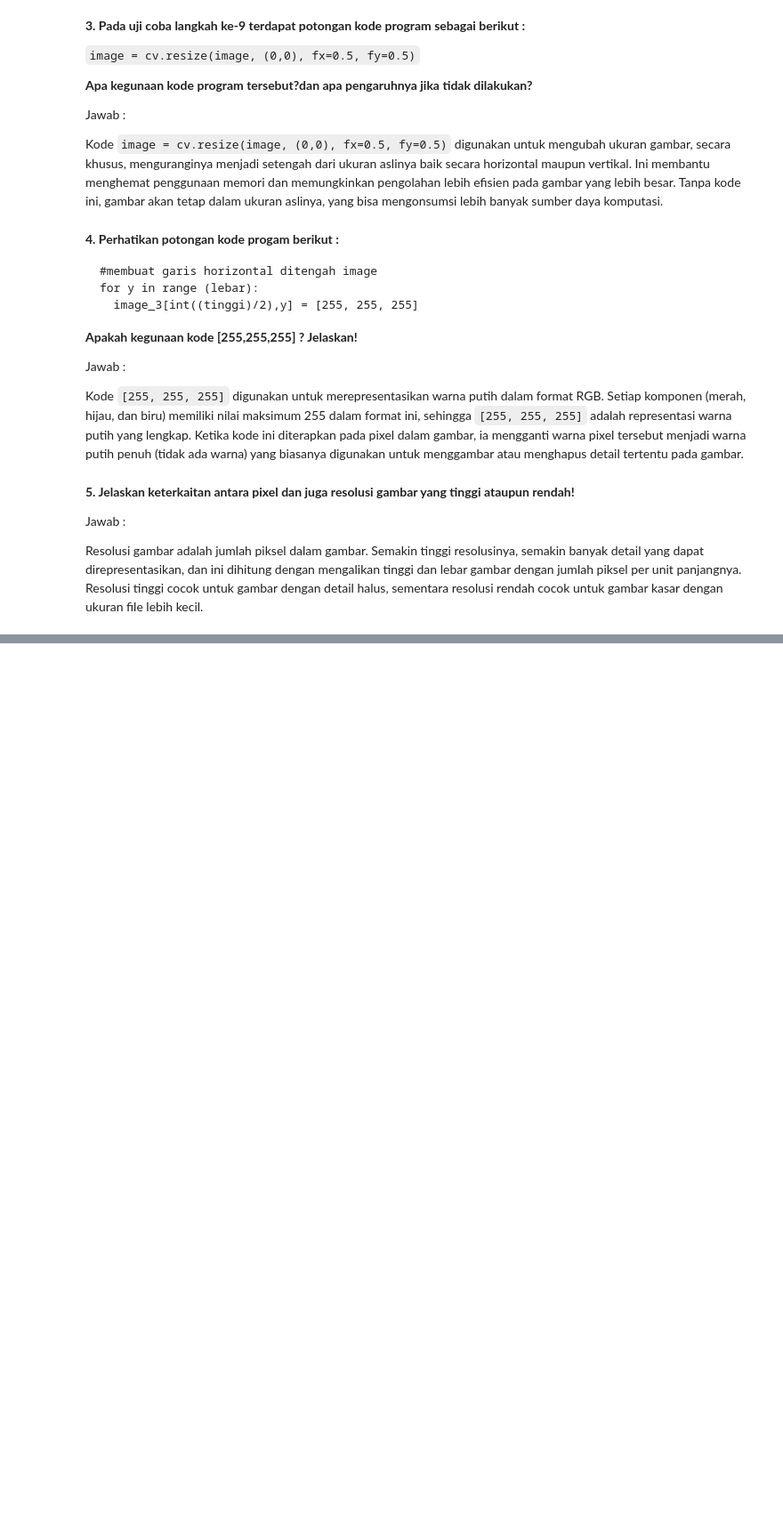
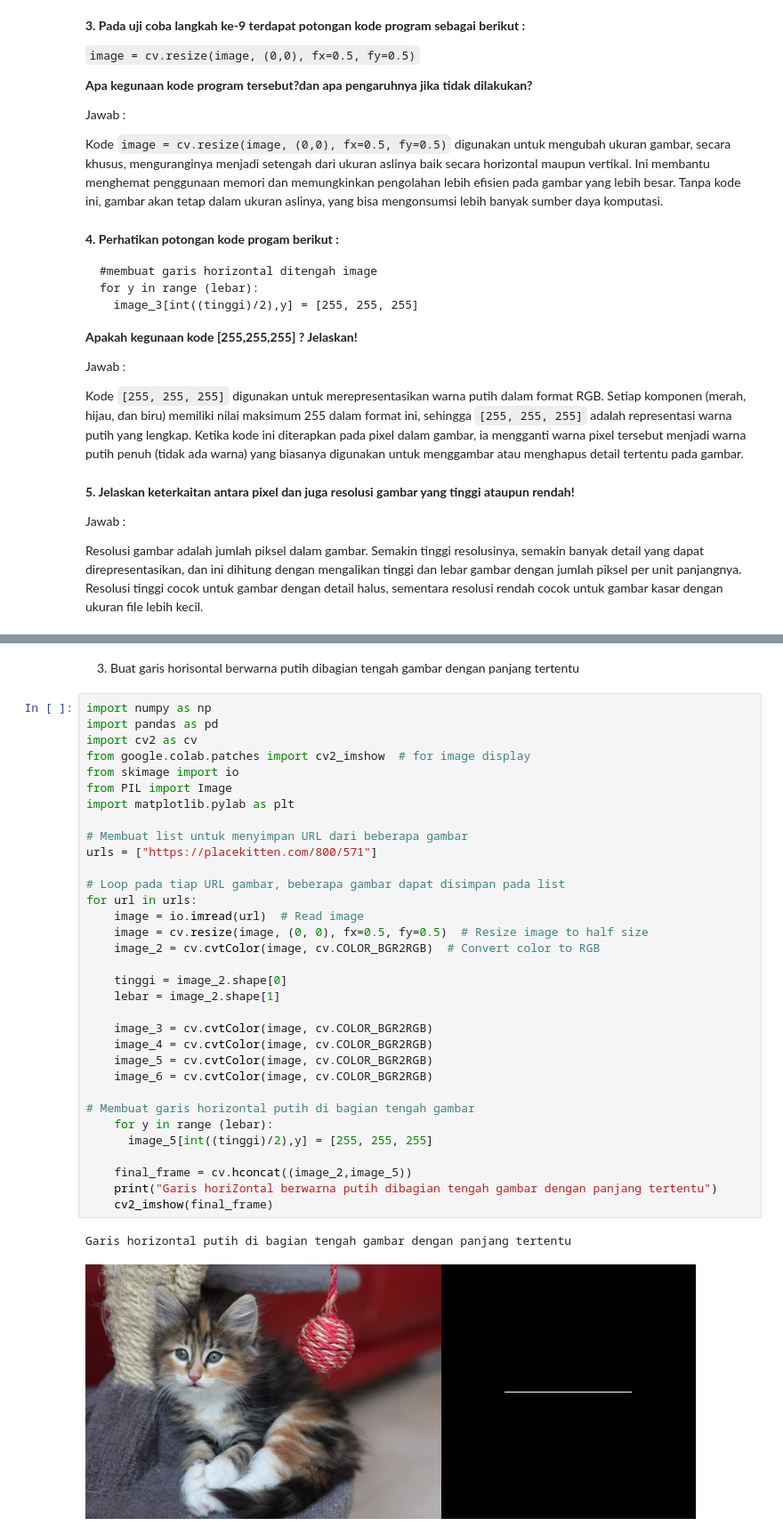
Before and after one commit to bintangsholu21/PCVK, a Jupyter notebook: Week1.ipynb, the cells around one changed output, grey strips where cells are left out. Shown at 89% size. Cells and saved outputs as stored; diff of their text form; blank space fills up the shorter version.

```diff
--- a/Week1.ipynb
+++ b/Week1.ipynb
@@ -113,0 +179,38 @@ Resolusi gambar adalah jumlah piksel dalam gambar. Semakin tinggi resolusinya, s
+# %% [markdown]
+3. Buat garis horisontal berwarna putih dibagian tengah gambar dengan panjang tertentu
+# %%
+import numpy as np
+import pandas as pd
+import cv2 as cv
+from google.colab.patches import cv2_imshow  # for image display
+from skimage import io
+from PIL import Image
+import matplotlib.pylab as plt
+
+# Membuat list untuk menyimpan URL dari beberapa gambar
+urls = ["https://placekitten.com/800/571"]
+
+# Loop pada tiap URL gambar, beberapa gambar dapat disimpan pada list
+for url in urls:
+    image = io.imread(url)  # Read image
+    image = cv.resize(image, (0, 0), fx=0.5, fy=0.5)  # Resize image to half size
+    image_2 = cv.cvtColor(image, cv.COLOR_BGR2RGB)  # Convert color to RGB
+
+    tinggi = image_2.shape[0]
+    lebar = image_2.shape[1]
+
+    image_3 = cv.cvtColor(image, cv.COLOR_BGR2RGB)
+    image_4 = cv.cvtColor(image, cv.COLOR_BGR2RGB)
+    image_5 = cv.cvtColor(image, cv.COLOR_BGR2RGB)
+    image_6 = cv.cvtColor(image, cv.COLOR_BGR2RGB)
+
+# Membuat garis horizontal putih di bagian tengah gambar
+    for y in range (lebar):
+      image_5[int((tinggi)/2),y] = [255, 255, 255]
+
+    final_frame = cv.hconcat((image_2,image_5))
+    print("Garis horiZontal berwarna putih dibagian tengah gambar dengan panjang tertentu")
+    cv2_imshow(final_frame)
+# %% [output]
+Garis horizontal putih di bagian tengah gambar dengan panjang tertentu
+[figure, added]
```
Also changed, not shown: parts of 6 cells of this notebook.
